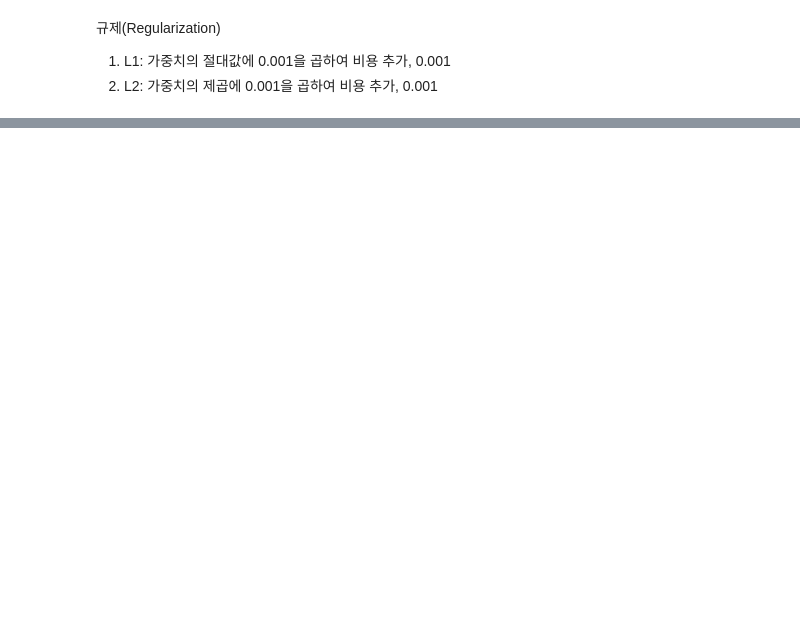
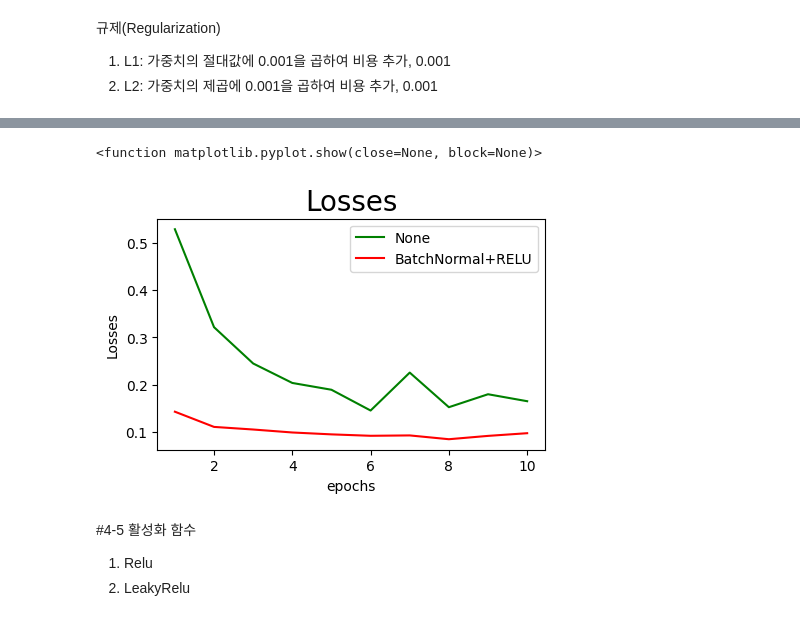
Before and after one commit to JeongSoong/Machine_learning, a Jupyter notebook: 문정수_201911047_7주차.ipynb, the cells around one changed output, grey strips where cells are left out. Saved outputs shown, nothing was run; the diff lists cells and outputs as text; code cells hidden in the pictures; blank space fills up the shorter version.

```diff
--- a/문정수_201911047_7주차.ipynb
+++ b/문정수_201911047_7주차.ipynb
@@ -333,0 +479,13 @@ L2_model = L2_model.fit(x_train,y_train, validation_data = (x_test, y_test), epo
+# %%
+batch_model = tf.keras.Sequential([tf.keras.layers.Flatten(input_shape=(28,28)),
+                                   tf.keras.layers.Dense(64, activation = 'relu'),
+                                   tf.keras.layers.BatchNormalization(),
+                                   tf.keras.layers.Dense(32, activation = 'relu'),
+                                   tf.keras.layers.BatchNormalization(),
+                                   tf.keras.layers.Dense(10,activation = 'softmax')
+                                   ])
+# %%
+batch_model.compile(optimizer='adam',
+                    loss = 'sparse_categorical_crossentropy',
+                    metrics=['accuracy'])
+batch_model = batch_model.fit(x_train,y_train, validation_data = (x_test, y_test), epochs = 10)
@@ -333,0 +513,16 @@ L2_model = L2_model.fit(x_train,y_train, validation_data = (x_test, y_test), epo
+# %%
+plt.figure(figsize = (5,3))
+plt.plot(np.arange(1,11), history.history['val_loss'], color = 'green', label = 'None')
+plt.plot(np.arange(1,11), batch_model.history['val_loss'], color = 'red', label = 'BatchNormal+RELU')
+plt.title("Losses", fontsize = 20)
+plt.xlabel('epochs')
+plt.ylabel("Losses")
+plt.legend()
+plt.show
+# %% [output]
+<function matplotlib.pyplot.show(close=None, block=None)>
+[figure, added]
+# %% [markdown]
+#4-5 활성화 함수
+1. Relu
+2. LeakyRelu
```
Also changed, not shown: parts of 29 cells of this notebook.
